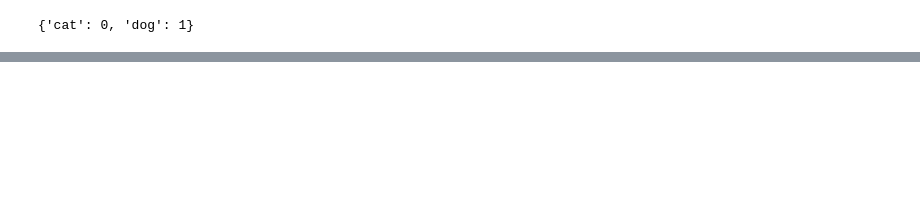
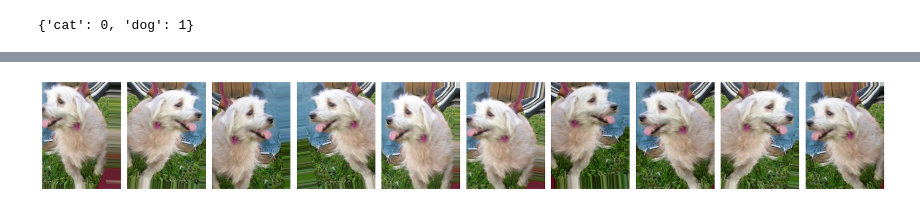
Before and after one commit to RamZein06/Kaggle-Test-NB-Repo, a Jupyter notebook: kaggle-nb-cnn-test.ipynb, the cells around one changed output, grey strips where cells are left out. Drawn from its saved outputs; the diff is of its cells as text; code cells hidden in the pictures; blank space fills up the shorter version.

```diff
--- a/kaggle-nb-cnn-test.ipynb
+++ b/kaggle-nb-cnn-test.ipynb
@@ -386,0 +453,5 @@ Overall Test Accuracy: 0.8480000030994416
+# %%
+# Augmented images
+plotImages(aug_images)
+# %% [output]
+[figure, added]
```
Also changed, not shown: parts of 18 cells of this notebook.
